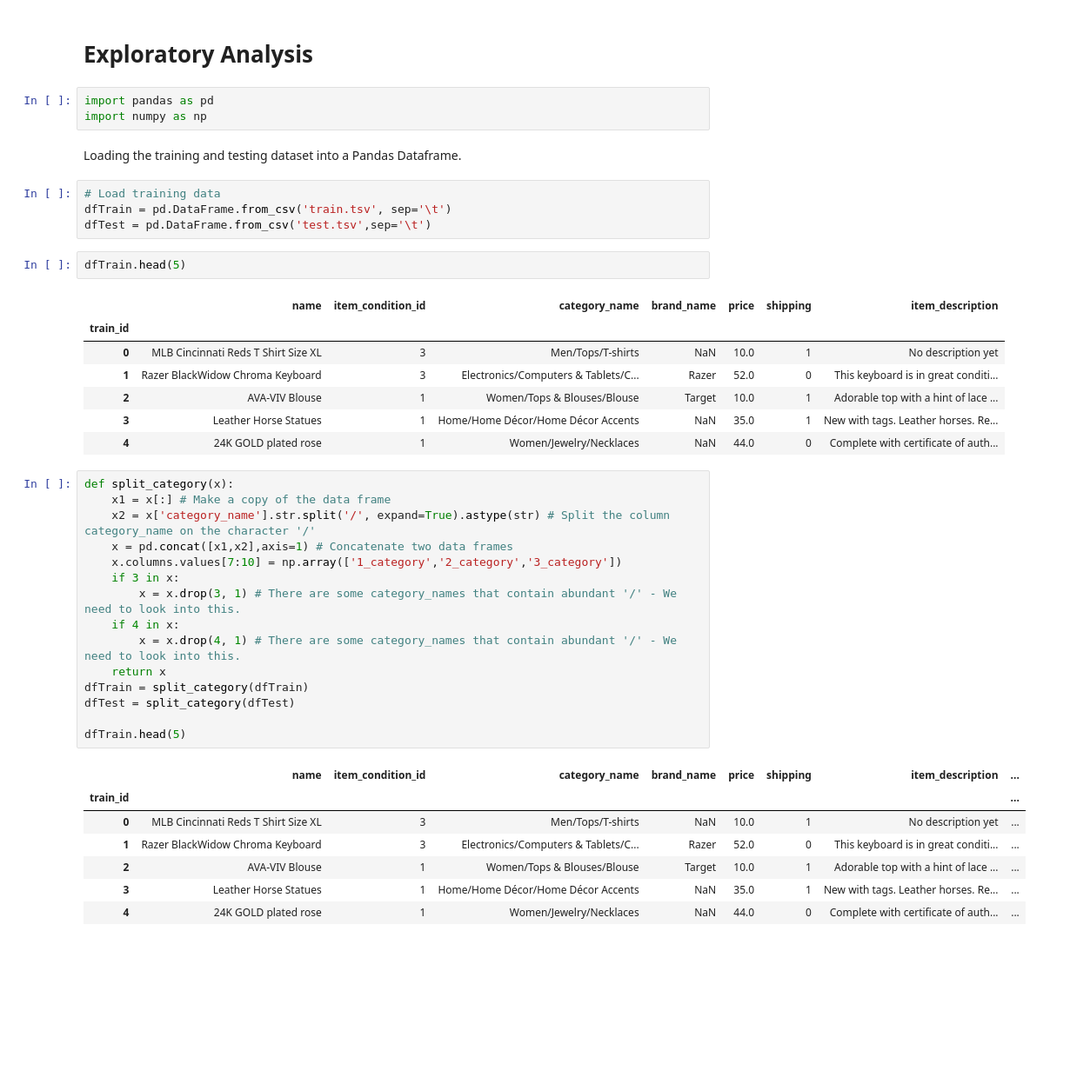
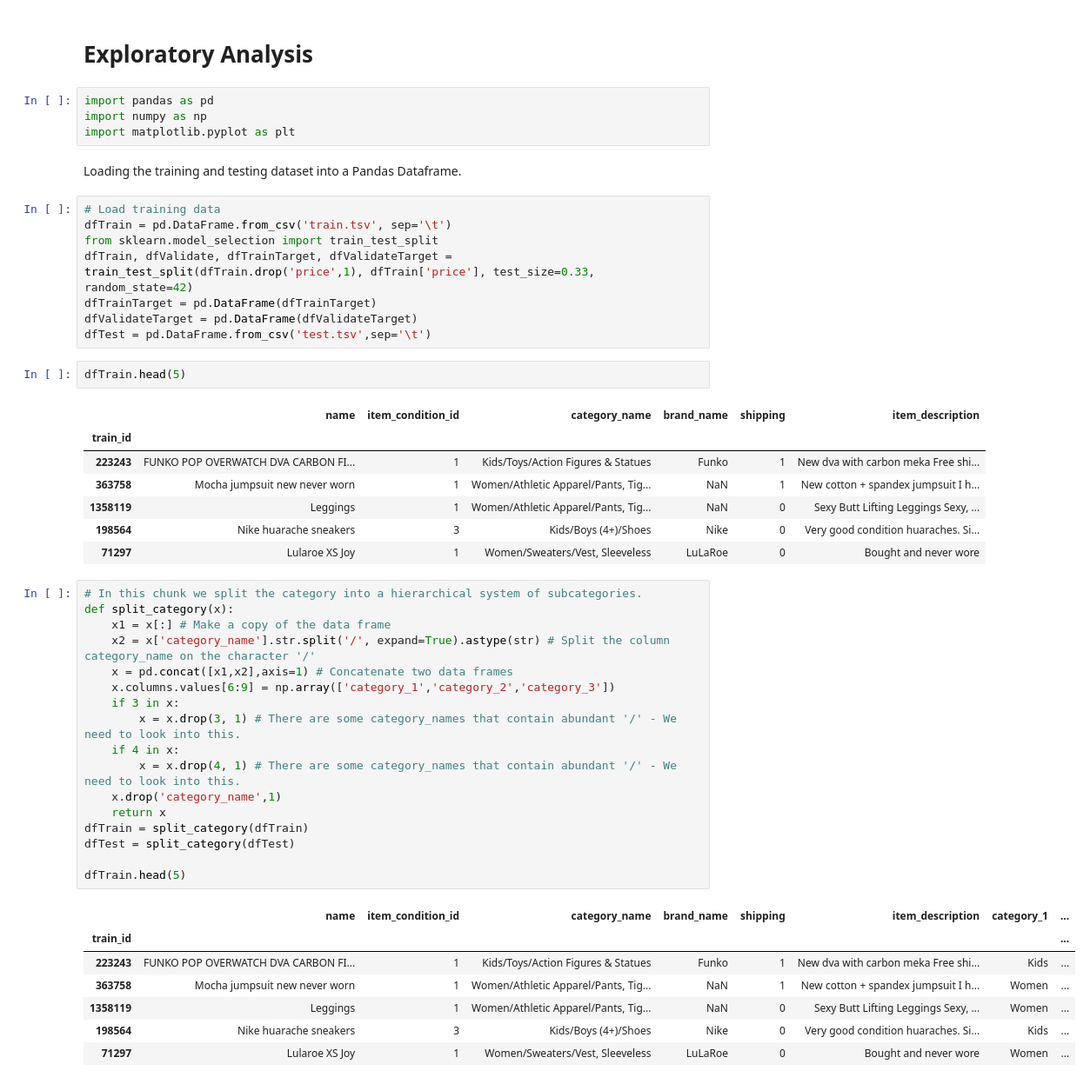
Before and after one commit to RoelPi/kag_mercari_prices, a Jupyter notebook: kag_mercari_price_suggestion.ipynb, the cells around one changed output. Shown: that part at 87% size. Cells and saved outputs as stored; diff of their text form; blank space fills up the shorter version.

```diff
--- a/kag_mercari_price_suggestion.ipynb
+++ b/kag_mercari_price_suggestion.ipynb
@@ -3,42 +3,49 @@
 # %%
 import pandas as pd
 import numpy as np
+import matplotlib.pyplot as plt
 # %% [markdown]
 Loading the training and testing dataset into a Pandas Dataframe.
 # %%
 # Load training data
 dfTrain = pd.DataFrame.from_csv('train.tsv', sep='\t')
+from sklearn.model_selection import train_test_split
+dfTrain, dfValidate, dfTrainTarget, dfValidateTarget = train_test_split(dfTrain.drop('price',1), dfTrain['price'], test_size=0.33, random_state=42)
+dfTrainTarget = pd.DataFrame(dfTrainTarget)
+dfValidateTarget = pd.DataFrame(dfValidateTarget)
 dfTest = pd.DataFrame.from_csv('test.tsv',sep='\t')
 # %%
 dfTrain.head(5)
 # %% [output]
-|  | name | item_condition_id | category_name | brand_name | price | shipping | item_description |
-| train_id |  |  |  |  |  |  |  |
-| 0 | MLB Cincinnati Reds T Shirt Size XL | 3 | Men/Tops/T-shirts | NaN | 10.0 | 1 | No description yet |
-| 1 | Razer BlackWidow Chroma Keyboard | 3 | Electronics/Computers & Tablets/C... | Razer | 52.0 | 0 | This keyboard is in great conditi... |
-| 2 | AVA-VIV Blouse | 1 | Women/Tops & Blouses/Blouse | Target | 10.0 | 1 | Adorable top with a hint of lace ... |
-| 3 | Leather Horse Statues | 1 | Home/Home Décor/Home Décor Accents | NaN | 35.0 | 1 | New with tags. Leather horses. Re... |
-| 4 | 24K GOLD plated rose | 1 | Women/Jewelry/Necklaces | NaN | 44.0 | 0 | Complete with certificate of auth... |
+|  | name | item_condition_id | category_name | brand_name | shipping | item_description |
+| train_id |  |  |  |  |  |  |
+| 223243 | FUNKO POP OVERWATCH DVA CARBON FI... | 1 | Kids/Toys/Action Figures & Statues | Funko | 1 | New dva with carbon meka Free shi... |
+| 363758 | Mocha jumpsuit new never worn | 1 | Women/Athletic Apparel/Pants, Tig... | NaN | 1 | New cotton + spandex jumpsuit I h... |
+| 1358119 | Leggings | 1 | Women/Athletic Apparel/Pants, Tig... | NaN | 0 | Sexy Butt Lifting Leggings Sexy, ... |
+| 198564 | Nike huarache sneakers | 3 | Kids/Boys (4+)/Shoes | Nike | 0 | Very good condition huaraches. Si... |
+| 71297 | Lularoe XS Joy | 1 | Women/Sweaters/Vest, Sleeveless | LuLaRoe | 0 | Bought and never wore |
 # %%
+# In this chunk we split the category into a hierarchical system of subcategories.
 def split_category(x):
     x1 = x[:] # Make a copy of the data frame
     x2 = x['category_name'].str.split('/', expand=True).astype(str) # Split the column category_name on the character '/'
     x = pd.concat([x1,x2],axis=1) # Concatenate two data frames
-    x.columns.values[7:10] = np.array(['1_category','2_category','3_category'])
+    x.columns.values[6:9] = np.array(['category_1','category_2','category_3'])
     if 3 in x:
         x = x.drop(3, 1) # There are some category_names that contain abundant '/' - We need to look into this.
     if 4 in x:
         x = x.drop(4, 1) # There are some category_names that contain abundant '/' - We need to look into this.
+    x.drop('category_name',1)
     return x
 dfTrain = split_category(dfTrain)
 dfTest = split_category(dfTest)
 
 dfTrain.head(5)
 # %% [output]
-|  | name | item_condition_id | category_name | brand_name | price | shipping | item_description | ... |
+|  | name | item_condition_id | category_name | brand_name | shipping | item_description | category_1 | ... |
 | train_id |  |  |  |  |  |  |  | ... |
-| 0 | MLB Cincinnati Reds T Shirt Size XL | 3 | Men/Tops/T-shirts | NaN | 10.0 | 1 | No description yet | ... |
-| 1 | Razer BlackWidow Chroma Keyboard | 3 | Electronics/Computers & Tablets/C... | Razer | 52.0 | 0 | This keyboard is in great conditi... | ... |
-| 2 | AVA-VIV Blouse | 1 | Women/Tops & Blouses/Blouse | Target | 10.0 | 1 | Adorable top with a hint of lace ... | ... |
-| 3 | Leather Horse Statues | 1 | Home/Home Décor/Home Décor Accents | NaN | 35.0 | 1 | New with tags. Leather horses. Re... | ... |
-| 4 | 24K GOLD plated rose | 1 | Women/Jewelry/Necklaces | NaN | 44.0 | 0 | Complete with certificate of auth... | ... |
+| 223243 | FUNKO POP OVERWATCH DVA CARBON FI... | 1 | Kids/Toys/Action Figures & Statues | Funko | 1 | New dva with carbon meka Free shi... | Kids | ... |
+| 363758 | Mocha jumpsuit new never worn | 1 | Women/Athletic Apparel/Pants, Tig... | NaN | 1 | New cotton + spandex jumpsuit I h... | Women | ... |
+| 1358119 | Leggings | 1 | Women/Athletic Apparel/Pants, Tig... | NaN | 0 | Sexy Butt Lifting Leggings Sexy, ... | Women | ... |
+| 198564 | Nike huarache sneakers | 3 | Kids/Boys (4+)/Shoes | Nike | 0 | Very good condition huaraches. Si... | Kids | ... |
+| 71297 | Lularoe XS Joy | 1 | Women/Sweaters/Vest, Sleeveless | LuLaRoe | 0 | Bought and never wore | Women | ... |
```
Also changed, not shown: parts of 3 cells of this notebook.
